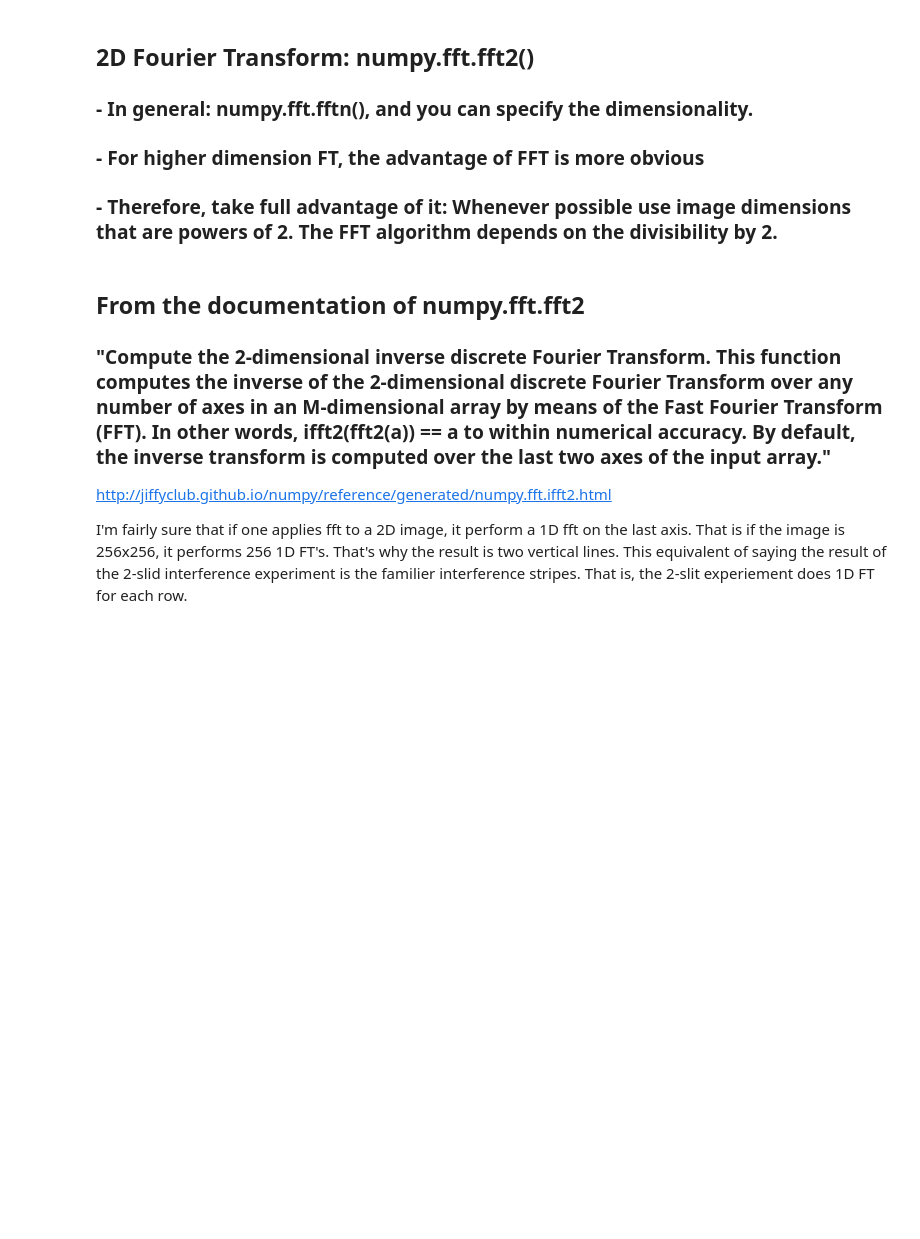
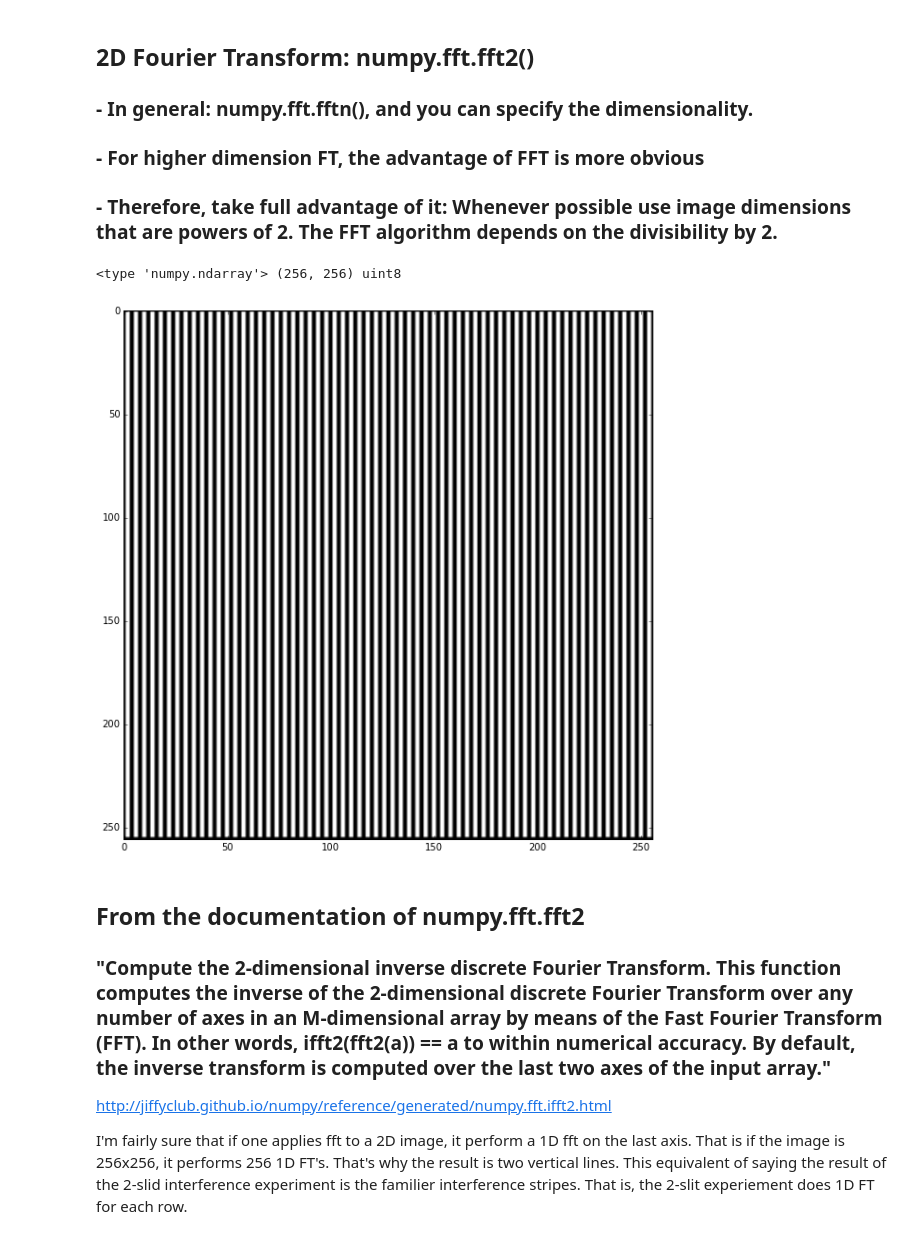
Before and after one commit to compphys-jvbaca/comp-phys, a Jupyter notebook: PhysPy-wk12-2_2015S.ipynb, the cells around one changed output. Drawn from its saved outputs; the diff is of its cells as text; code cells hidden in the pictures; blank space fills up the shorter version.

```diff
--- a/PhysPy-wk12-2_2015S.ipynb
+++ b/PhysPy-wk12-2_2015S.ipynb
@@ -170,16 +178,19 @@ plt.xlim([420, 460])
 # %%
 %matplotlib inline
 
 import matplotlib.pyplot as plt
 import matplotlib.image as mpimg
 im = mpimg.imread('straight_stripes.gif')
 im = im[:,:,0]
 print type(im), im.shape, im.dtype
 
 
-plt.figure(figsize = (1, 1))
+plt.figure(figsize = (10, 10))
 plt.imshow(im, cmap = plt.cm.Greys_r )
 plt.show()
+# %% [output]
+<type 'numpy.ndarray'> (256, 256) uint8
+[figure, added]
 # %% [markdown]
 ## From the documentation of numpy.fft.fft2
 
```
Also changed, not shown: parts of 10 cells of this notebook, 2 other files.
